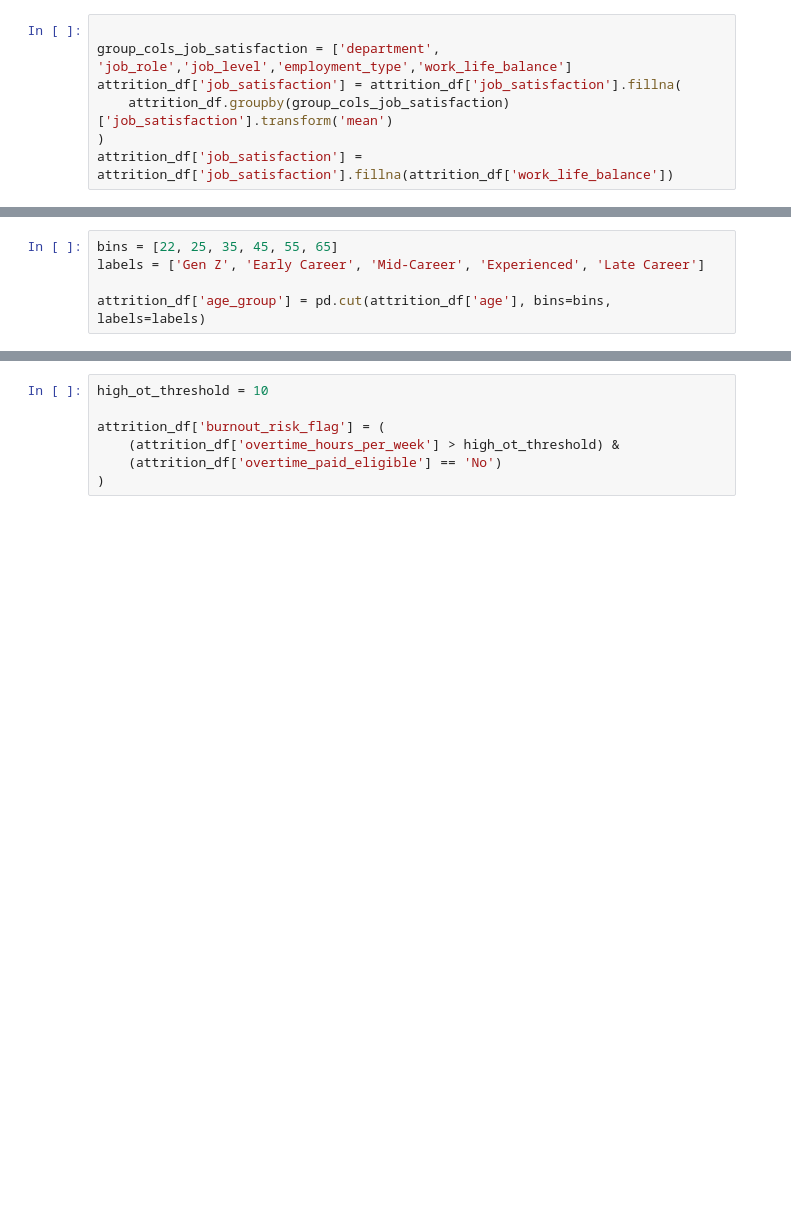
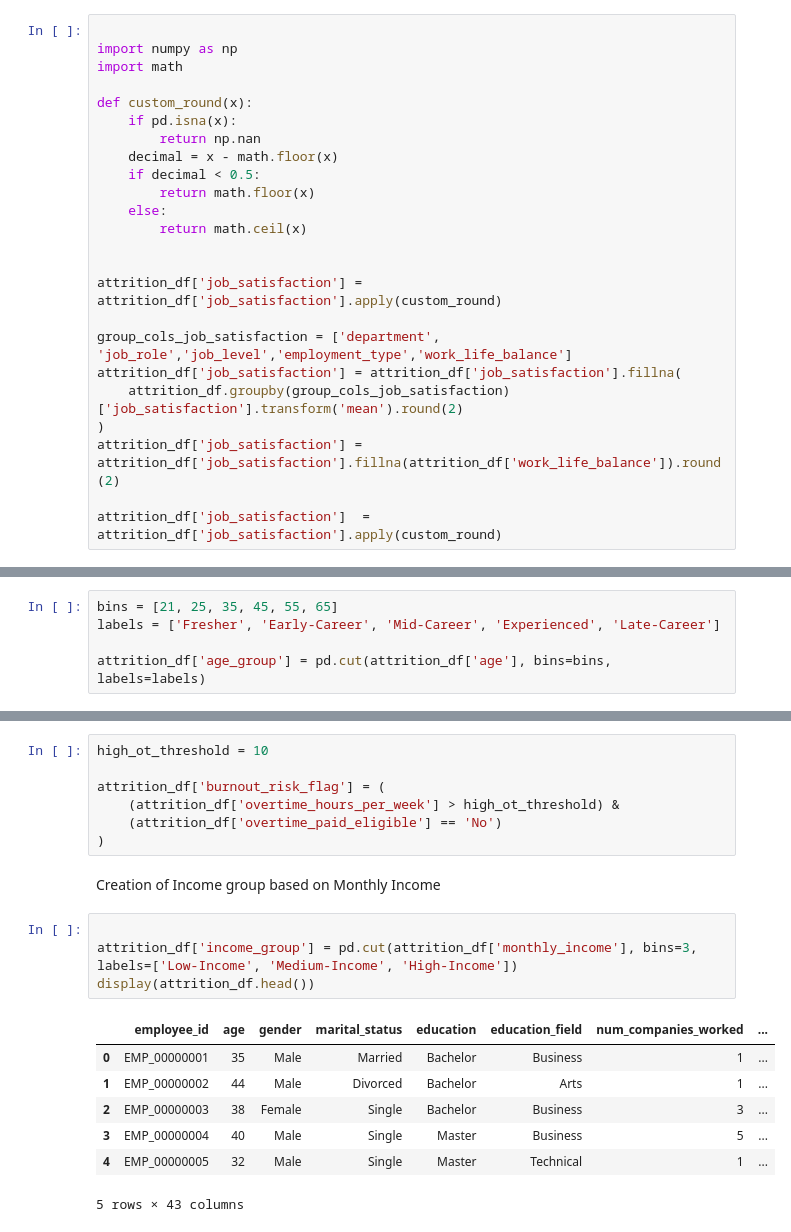
Before and after one commit to jagdisheverest2004/HR-Employee_Attrition_Analysis, a Jupyter notebook: hr_churn_analysis.ipynb, the cells around one changed output, grey strips where cells are left out. Cells and saved outputs as stored; diff of their text form; blank space fills up the shorter version.

```diff
--- a/hr_churn_analysis.ipynb
+++ b/hr_churn_analysis.ipynb
@@ -53,17 +58,34 @@ attrition_df['monthly_income'] = attrition_df['monthly_income'].fillna(
 # %% [markdown]
 Null value imputation for job satisfaction based on Department, Job Role, Job Level, Employment Type, Work Life Balance
 # %%
+
+import numpy as np
+import math
+
+def custom_round(x):
+    if pd.isna(x):
+        return np.nan
+    decimal = x - math.floor(x)
+    if decimal < 0.5:
+        return math.floor(x)
+    else:
+        return math.ceil(x)
+
+
+attrition_df['job_satisfaction'] = attrition_df['job_satisfaction'].apply(custom_round)
 
 group_cols_job_satisfaction = ['department', 'job_role','job_level','employment_type','work_life_balance']
 attrition_df['job_satisfaction'] = attrition_df['job_satisfaction'].fillna(
-    attrition_df.groupby(group_cols_job_satisfaction)['job_satisfaction'].transform('mean')
+    attrition_df.groupby(group_cols_job_satisfaction)['job_satisfaction'].transform('mean').round(2)
 )
-attrition_df['job_satisfaction'] = attrition_df['job_satisfaction'].fillna(attrition_df['work_life_balance'])
+attrition_df['job_satisfaction'] = attrition_df['job_satisfaction'].fillna(attrition_df['work_life_balance']).round(2)
+
+attrition_df['job_satisfaction']  = attrition_df['job_satisfaction'].apply(custom_round)
 # %% [markdown]
 Creation of age groups based on categories: Gen Z, Early Career, Mid-Career, Experienced, Late Career
 # %%
-bins = [22, 25, 35, 45, 55, 65]
-labels = ['Gen Z', 'Early Career', 'Mid-Career', 'Experienced', 'Late Career']
+bins = [21, 25, 35, 45, 55, 65]
+labels = ['Fresher', 'Early-Career', 'Mid-Career', 'Experienced', 'Late-Career']
 
 attrition_df['age_group'] = pd.cut(attrition_df['age'], bins=bins, labels=labels)
 # %% [markdown]
@@ -103,3 +138,17 @@ attrition_df['burnout_risk_flag'] = (
     (attrition_df['overtime_hours_per_week'] > high_ot_threshold) &
     (attrition_df['overtime_paid_eligible'] == 'No')
 )
+# %% [markdown]
+Creation of Income group based on Monthly Income
+# %%
+
+attrition_df['income_group'] = pd.cut(attrition_df['monthly_income'], bins=3, labels=['Low-Income', 'Medium-Income', 'High-Income'])
+display(attrition_df.head())
+# %% [output]
+|  | employee_id | age | gender | marital_status | education | education_field | num_companies_worked | ... |
+| 0 | EMP_00000001 | 35 | Male | Married | Bachelor | Business | 1 | ... |
+| 1 | EMP_00000002 | 44 | Male | Divorced | Bachelor | Arts | 1 | ... |
+| 2 | EMP_00000003 | 38 | Female | Single | Bachelor | Business | 3 | ... |
+| 3 | EMP_00000004 | 40 | Male | Single | Master | Business | 5 | ... |
+| 4 | EMP_00000005 | 32 | Male | Single | Master | Technical | 1 | ... |
+5 rows × 43 columns
```
Also changed, not shown: parts of 13 cells of this notebook, 1 other file.
